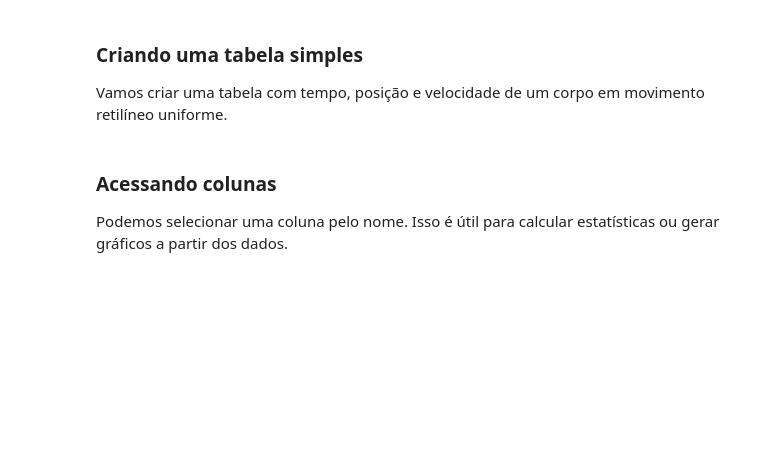
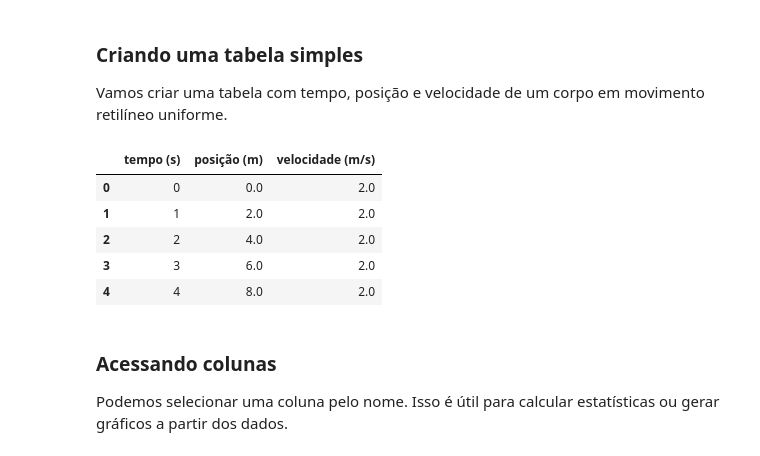
Before and after one commit to nexus-ufla/plano-inclinado, a Jupyter notebook: aulas/aula01_introducao_programacao.ipynb, the cells around one changed output. Saved outputs shown, nothing was run; the diff lists cells and outputs as text; code cells hidden in the pictures; blank space fills up the shorter version.

```diff
--- a/aulas/aula01_introducao_programacao.ipynb
+++ b/aulas/aula01_introducao_programacao.ipynb
@@ -384,12 +485,19 @@ Vamos criar uma tabela com tempo, posição e velocidade de um corpo em moviment
 # %%
 tempo = np.array([0, 1, 2, 3, 4, 5])
 velocidade = 2.0
 posicao = velocidade * tempo
 
 dados = pd.DataFrame({
     "tempo (s)": tempo,
     "posição (m)": posicao,
     "velocidade (m/s)": velocidade
 })
 
-dados
+dados.head()
+# %% [output]
+|  | tempo (s) | posição (m) | velocidade (m/s) |
+| 0 | 0 | 0.0 | 2.0 |
+| 1 | 1 | 2.0 | 2.0 |
+| 2 | 2 | 4.0 | 2.0 |
+| 3 | 3 | 6.0 | 2.0 |
+| 4 | 4 | 8.0 | 2.0 |
```
Also changed, not shown: parts of 33 cells of this notebook, 1 other file.
